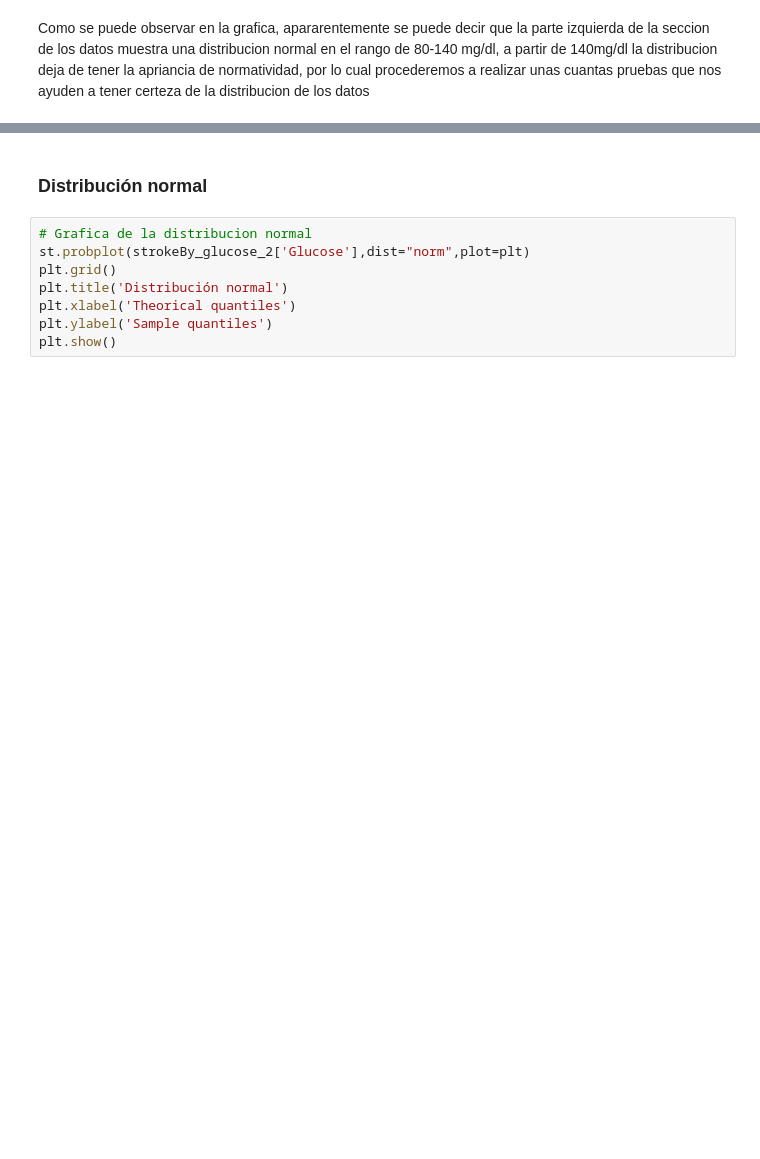
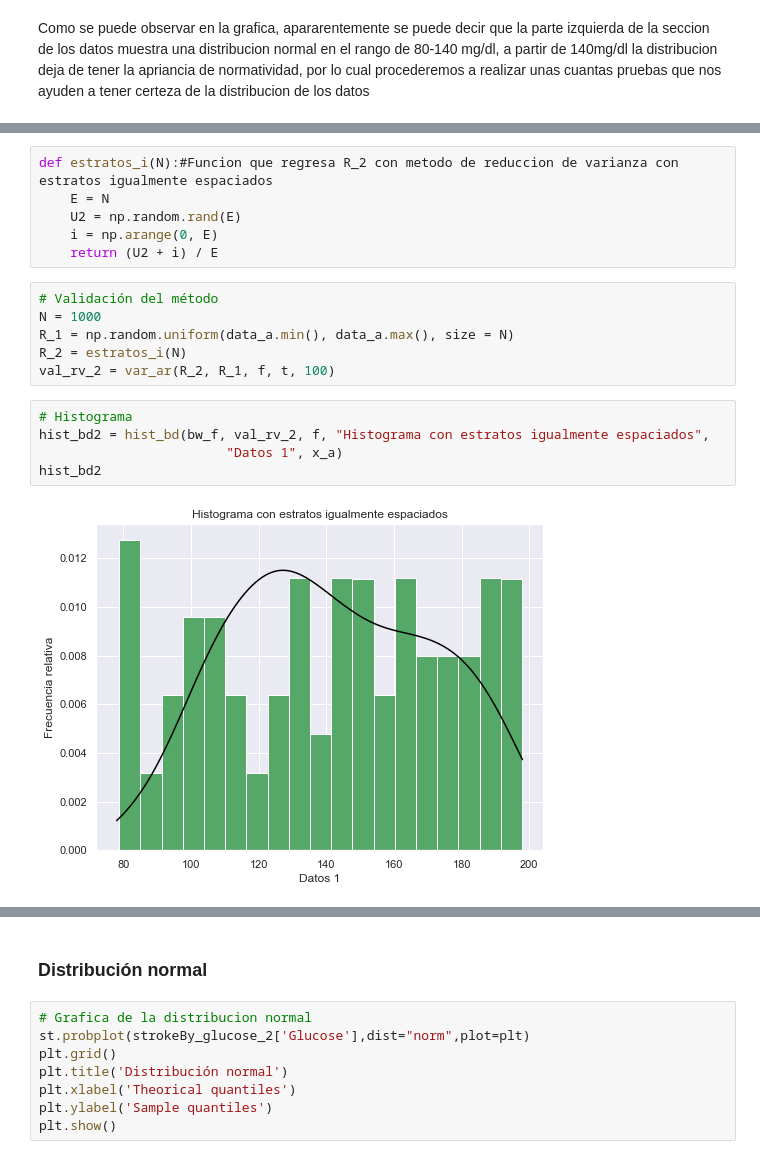
Before and after one commit to Carolina1002/PROYECTO_CBARBA_MAOCHOA, a Jupyter notebook: Proyecto_CBARBA_MAOCHOA.ipynb, the cells around one changed output, grey strips where cells are left out. Drawn from its saved outputs; the diff is of its cells as text; blank space fills up the shorter version.

```diff
--- a/Proyecto_CBARBA_MAOCHOA.ipynb
+++ b/Proyecto_CBARBA_MAOCHOA.ipynb
@@ -108,0 +196,19 @@ Como se puede observar en la grafica, apararentemente se puede decir que la part
+# %%
+def estratos_i(N):#Funcion que regresa R_2 con metodo de reduccion de varianza con estratos igualmente espaciados
+    E = N
+    U2 = np.random.rand(E)
+    i = np.arange(0, E)
+    return (U2 + i) / E
+# %%
+# Validación del método
+N = 1000
+R_1 = np.random.uniform(data_a.min(), data_a.max(), size = N)
+R_2 = estratos_i(N)
+val_rv_2 = var_ar(R_2, R_1, f, t, 100)
+# %%
+# Histograma
+hist_bd2 = hist_bd(bw_f, val_rv_2, f, "Histograma con estratos igualmente espaciados",
+                        "Datos 1", x_a)
+hist_bd2
+# %% [output]
+[figure, added]
```
Also changed, not shown: parts of 55 cells of this notebook.
